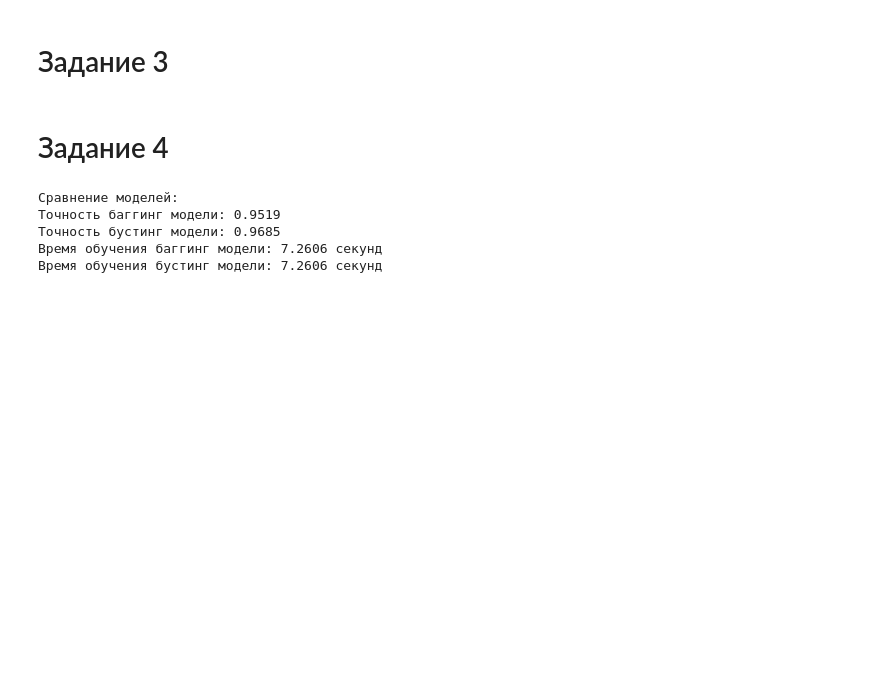
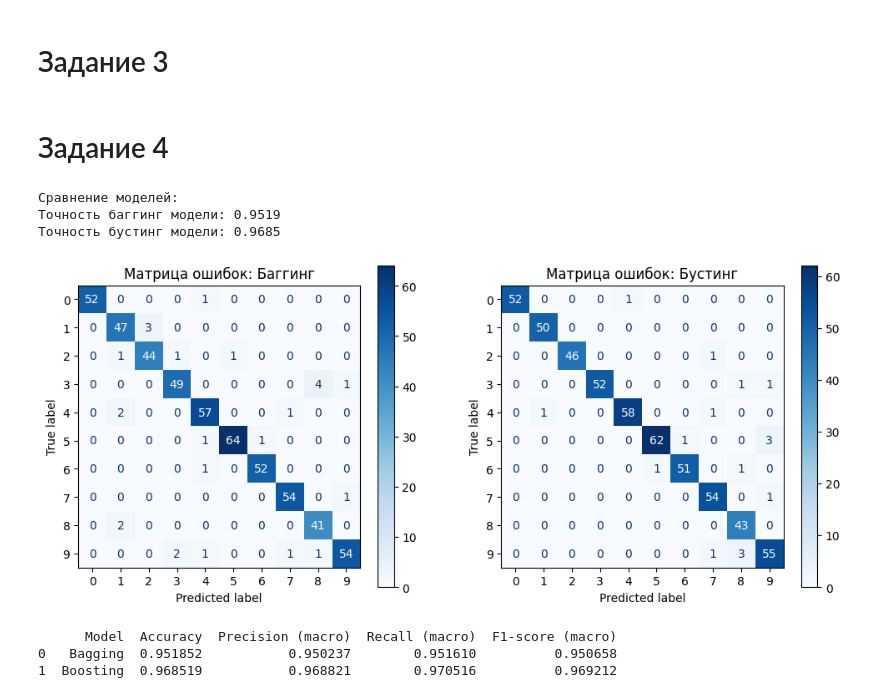
Before and after one commit to Angel367/MIREA-TIIABD, a Jupyter notebook: all.ipynb, the cells around one changed output. Drawn from its saved outputs; the diff is of its cells as text; code cells hidden in the pictures; blank space fills up the shorter version.

```diff
--- a/all.ipynb
+++ b/all.ipynb
@@ -84,14 +84,58 @@ print(f"Точность бустинг модели: {accuracy_boosting:.4f}")
 # %% [markdown]
 # Задание 4
 # %%
+import matplotlib.pyplot as plt
+import pandas as pd
+from sklearn.metrics import ConfusionMatrixDisplay
+
 print("\nСравнение моделей:")
 print(f"Точность баггинг модели: {accuracy_bagging:.4f}")
 print(f"Точность бустинг модели: {accuracy_boosting:.4f}")
-print(f"Время обучения баггинг модели: {train_time_bagging:.4f} секунд")
-print(f"Время обучения бустинг модели: {train_time_boosting:.4f} секунд")
+# Визуализация матрицы ошибок для баггинга
+fig, ax = plt.subplots(1, 2, figsize=(12, 5))
+
+ConfusionMatrixDisplay.from_estimator(bagging, X_test, y_test, ax=ax[0], cmap='Blues')
+ax[0].set_title("Матрица ошибок: Баггинг")
+
+# Визуализация матрицы ошибок для бустинга
+ConfusionMatrixDisplay.from_estimator(boosting, X_test, y_test, ax=ax[1], cmap='Blues')
+ax[1].set_title("Матрица ошибок: Бустинг")
+
+plt.show()
+
+from sklearn.metrics import accuracy_score, precision_score, recall_score, f1_score
+
+# Собираем метрики для каждой модели
+metrics = {
+    'Model': ['Bagging', 'Boosting'],
+    'Accuracy': [
+        accuracy_score(y_test, y_pred_bagging),
+        accuracy_score(y_test, y_pred_boosting)
+    ],
+    'Precision (macro)': [
+        precision_score(y_test, y_pred_bagging, average='macro'),
+        precision_score(y_test, y_pred_boosting, average='macro')
+    ],
+    'Recall (macro)': [
+        recall_score(y_test, y_pred_bagging, average='macro'),
+        recall_score(y_test, y_pred_boosting, average='macro')
+    ],
+    'F1-score (macro)': [
+        f1_score(y_test, y_pred_bagging, average='macro'),
+        f1_score(y_test, y_pred_boosting, average='macro')
+    ]
+}
+
+# Выводим метрики в виде таблицы
+
+
+df_metrics = pd.DataFrame(metrics)
+print(df_metrics)
 # %% [output]
 Сравнение моделей:
 Точность баггинг модели: 0.9519
 Точность бустинг модели: 0.9685
-Время обучения баггинг модели: 7.2606 секунд
-Время обучения бустинг модели: 7.2606 секунд
+[figure, added]
+      Model  Accuracy  Precision (macro)  Recall (macro)  F1-score (macro)
+0   Bagging  0.951852           0.950237        0.951610          0.950658
+1  Boosting  0.968519           0.968821        0.970516          0.969212
```
